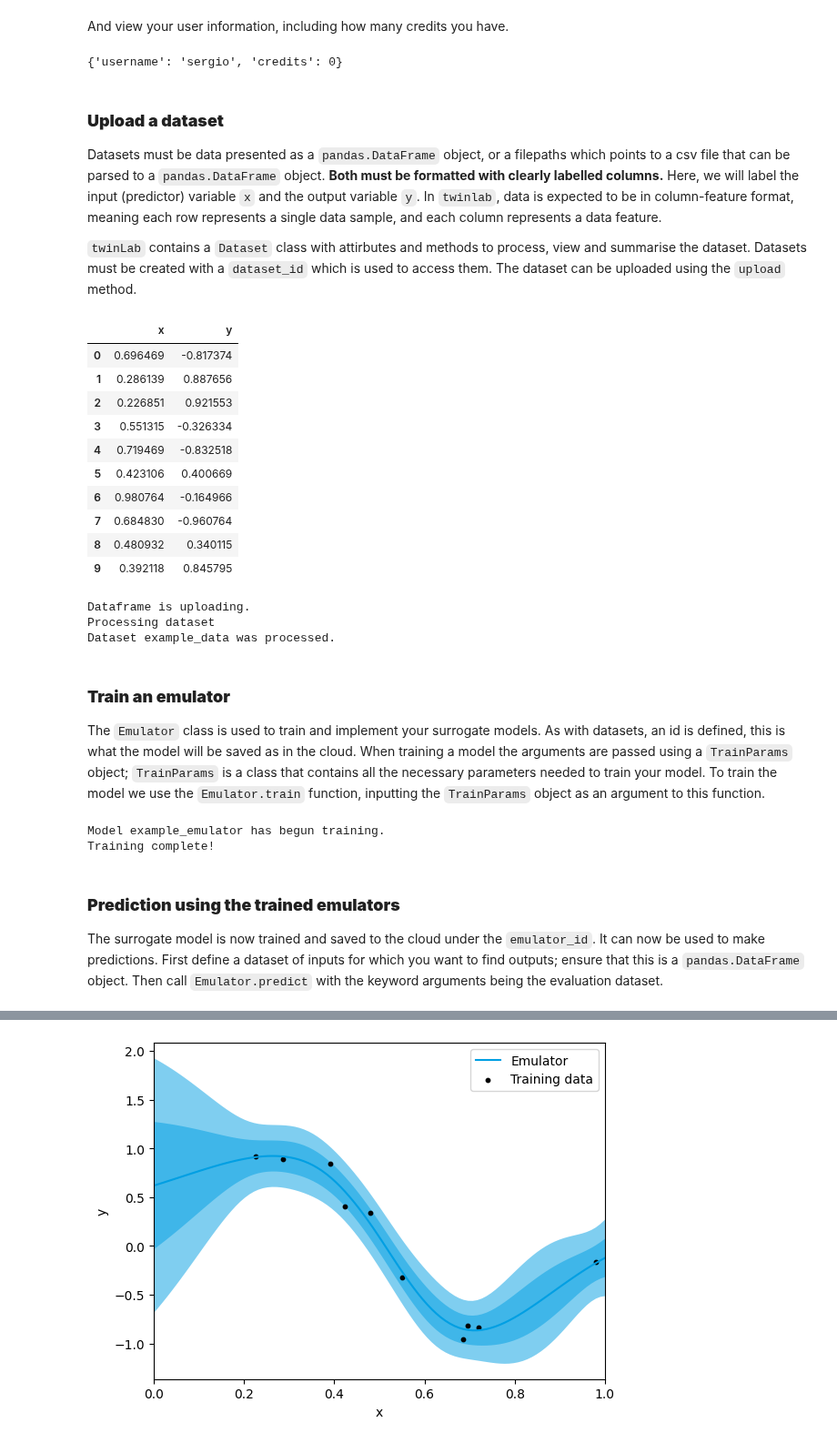
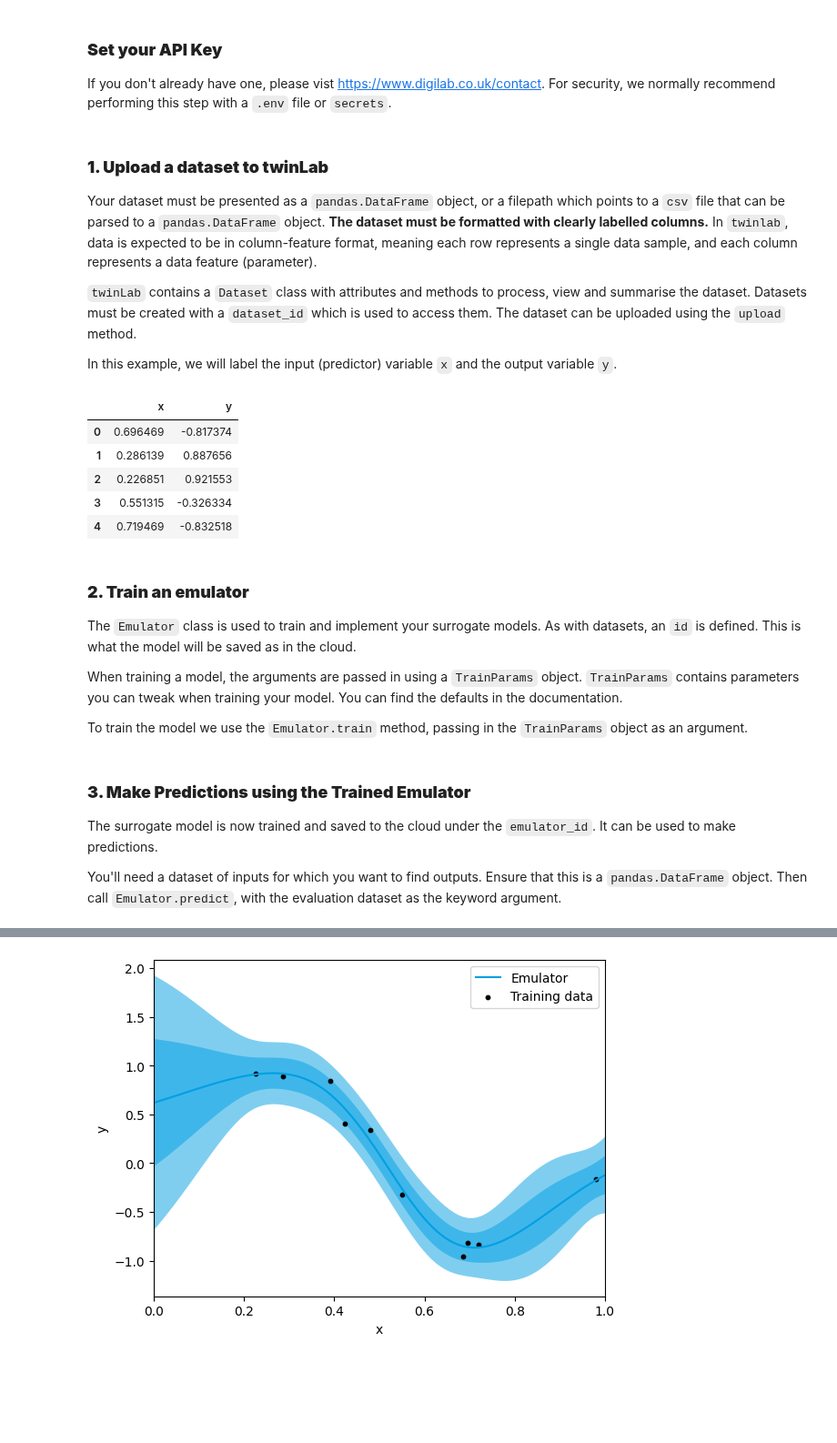
Before and after one commit to digiLab-ai/twinLab-Tutorials, a Jupyter notebook: 00-quickstart.ipynb, the cells around one changed output, grey strips where cells are left out. Shown at 91% size. Saved outputs shown, nothing was run; the diff lists cells and outputs as text; code cells hidden in the pictures; blank space fills up the shorter version.

Commit message:
Add files via upload
New Quickstart notebook

```diff
--- a/00-quickstart.ipynb
+++ b/00-quickstart.ipynb
@@ -34,15 +27,17 @@ tl.versions()
-# %% [markdown]
-And view your user information, including how many credits you have.
-# %%
-tl.user_information()
-# %% [output]
-{'username': 'sergio', 'credits': 0}
+# %% [markdown]
+### **Set your API Key**
+
+If you don't already have one, please vist [https://www.digilab.co.uk/contact](https://www.digilab.co.uk/contact). For security, we normally recommend performing this step with a `.env` file or `secrets`.
+# %%
+tl.set_api_key("YOUR_API_KEY")
 # %% [markdown]
-### **Upload a dataset**
+### **1. Upload a dataset to twinLab**
 
-Datasets must be data presented as a `pandas.DataFrame` object, or a filepaths which points to a csv file that can be parsed to a `pandas.DataFrame` object. **Both must be formatted with clearly labelled columns.** Here, we will label the input (predictor) variable `x` and the output variable `y`. In `twinlab`, data is expected to be in column-feature format, meaning each row represents a single data sample, and each column represents a data feature.
+Your dataset must be presented as a `pandas.DataFrame` object, or a filepath which points to a `csv` file that can be parsed to a `pandas.DataFrame` object. **The dataset must be formatted with clearly labelled columns.** In `twinlab`, data is expected to be in column-feature format, meaning each row represents a single data sample, and each column represents a data feature (parameter).
 
-`twinLab` contains a `Dataset` class with attirbutes and methods to process, view and summarise the dataset. Datasets must be created with a `dataset_id` which is used to access them. The dataset can be uploaded using the `upload` method.
+`twinLab` contains a `Dataset` class with attributes and methods to process, view and summarise the dataset. Datasets must be created with a `dataset_id` which is used to access them. The dataset can be uploaded using the `upload` method.
+
+In this example, we will label the input (predictor) variable `x` and the output variable `y`.
 # %%
 x = [
     0.6964691855978616,
@@ -54,72 +49,65 @@ x = [
     0.9807641983846155,
     0.6848297385848633,
     0.48093190148436094,
     0.3921175181941505,
 ]
 
 y = [
     -0.8173739564129022,
     0.8876561174050408,
     0.921552660721474,
     -0.3263338765412979,
     -0.8325176123242133,
     0.4006686354731812,
     -0.16496626502368078,
     -0.9607643657025954,
     0.3401149876855609,
     0.8457949914442409,
 ]
 
-# Creating the dataframe using the above arrays
+# Create a dataframe using the above arrays
 df = pd.DataFrame({"x": x, "y": y})
 
-# View the dataset before uploading
-display(df)
+# Check the dataframe before uploading
+display(df.head())
 
-# Define the name of the dataset
-dataset_id = "example_data"
+# Intialise a Dataset object and give it a name
+dataset = tl.Dataset("Quickstart_Dataset")
 
-# Intialise a Dataset object
-dataset = tl.Dataset(id=dataset_id)
-
-# Upload the dataset
-dataset.upload(df, verbose=True)
+# Upload the dataset, passing in the dataframe
+dataset.upload(df)
 # %% [output]
 |  | x | y |
 | 0 | 0.696469 | -0.817374 |
 | 1 | 0.286139 | 0.887656 |
 | 2 | 0.226851 | 0.921553 |
 | 3 | 0.551315 | -0.326334 |
 | 4 | 0.719469 | -0.832518 |
-| 5 | 0.423106 | 0.400669 |
-| 6 | 0.980764 | -0.164966 |
-| 7 | 0.684830 | -0.960764 |
-| 8 | 0.480932 | 0.340115 |
-| 9 | 0.392118 | 0.845795 |
-Dataframe is uploading.
-Processing dataset
-Dataset example_data was processed.
 # %% [markdown]
-### **Train an emulator**
+### **2. Train an emulator**
 
-The `Emulator` class is used to train and implement your surrogate models. As with datasets, an id is defined, this is what the model will be saved as in the cloud. When training a model the arguments are passed using a `TrainParams` object; `TrainParams` is a class that contains all the necessary parameters needed to train your model. To train the model we use the `Emulator.train` function, inputting the `TrainParams` object as an argument to this function.
+The `Emulator` class is used to train and implement your surrogate models. As with datasets, an `id` is defined. This is what the model will be saved as in the cloud.
+
+When training a model, the arguments are passed in using a `TrainParams` object. `TrainParams` contains parameters you can tweak when training your model. You can find the defaults in the documentation.
+
+To train the model we use the `Emulator.train` method, passing in the `TrainParams` object as an argument.
 # %%
 # Initialise emulator
-emulator_id = "example_emulator"
+emulator = tl.Emulator("Quickstart_Model")
 
-emulator = tl.Emulator(id=emulator_id)
-
-# Define the training parameters for your emulator
+# Define the training parameters for your emulator. E.g.
 params = tl.TrainParams(train_test_ratio=1.0)
 
 # Train the mulator using the train method
 emulator.train(
-    dataset=dataset, inputs=["x"], outputs=["y"], params=params, verbose=True
-)
+    dataset=dataset,
+    inputs=["x"],
+    outputs=["y"],
+    params=params
+    )
-# %% [output]
-Model example_emulator has begun training.
-Training complete!
 # %% [markdown]
-### **Prediction using the trained emulators**
+### **3. Make Predictions using the Trained Emulator**
 
-The surrogate model is now trained and saved to the cloud under the `emulator_id`. It can now be used to make predictions. First define a dataset of inputs for which you want to find outputs; ensure that this is a `pandas.DataFrame` object. Then call `Emulator.predict` with the keyword arguments being the evaluation dataset.
+The surrogate model is now trained and saved to the cloud under the `emulator_id`. It can be used to make predictions.
+
+You'll need a dataset of inputs for which you want to find outputs. Ensure that this is a `pandas.DataFrame` object. Then call `Emulator.predict`, with the evaluation dataset as the keyword argument.
```
Also changed, not shown: parts of 11 cells of this notebook.
